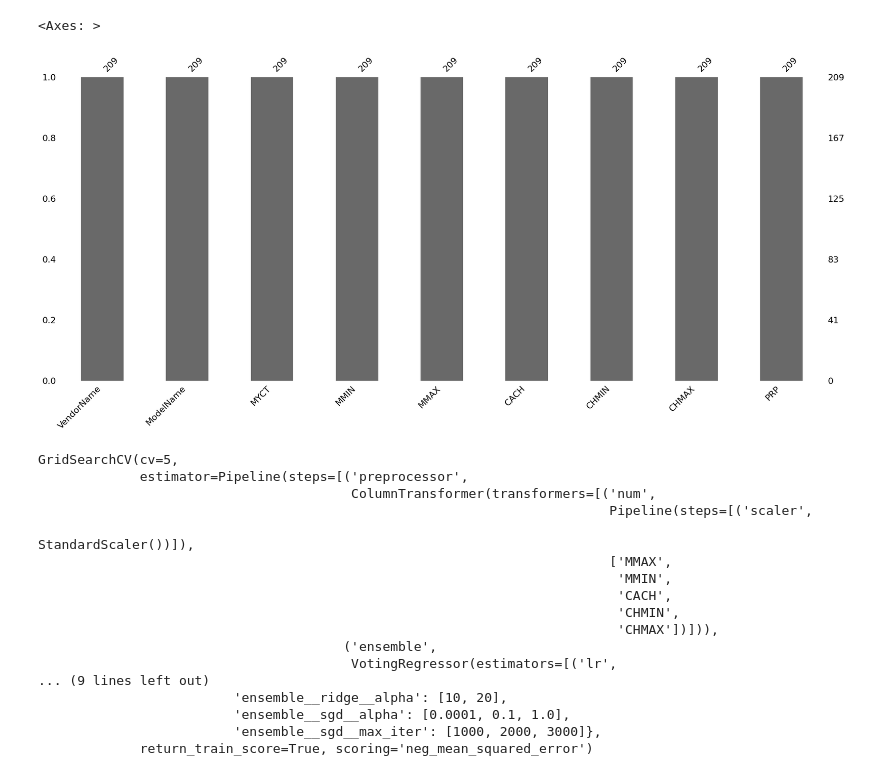
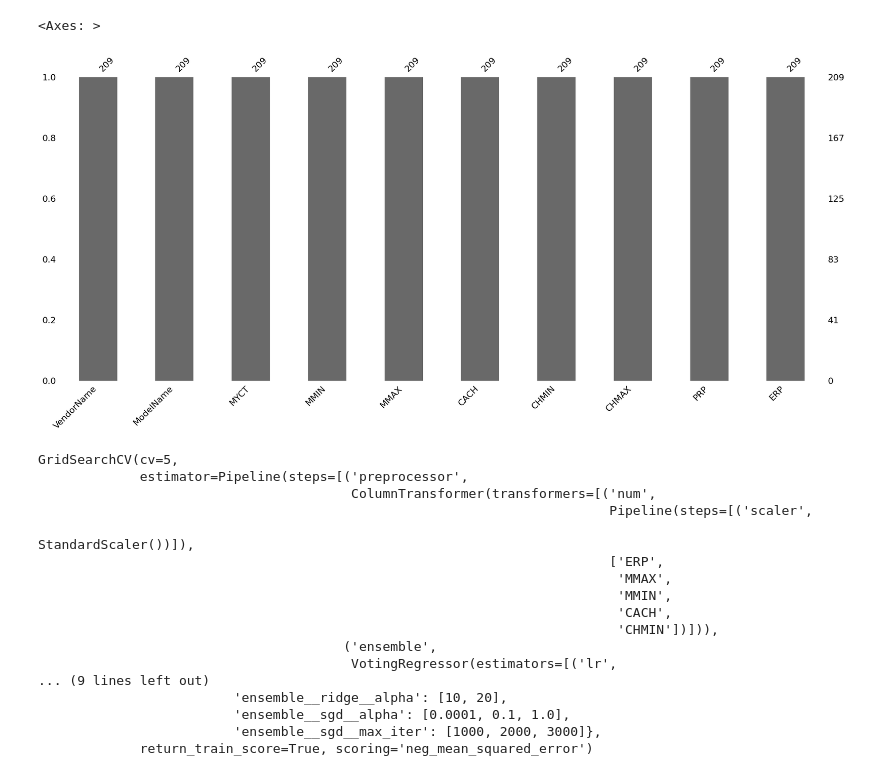
Before and after one commit to novoodi/python_basic_2, a Jupyter notebook: pipline_cpu_data.ipynb, the cells around one changed output. Saved outputs shown, nothing was run; the diff lists cells and outputs as text; code cells hidden in the pictures.

```diff
--- a/pipline_cpu_data.ipynb
+++ b/pipline_cpu_data.ipynb
@@ -11,16 +55,18 @@ from sklearn.compose import ColumnTransformer
 from sklearn.pipeline import Pipeline
 from sklearn.ensemble import VotingRegressor, GradientBoostingRegressor
 # %%
+import matplotlib.pyplot as plt
+import seaborn as sns
 ## csv로 저장되어 있는 값을 pandas의 DataFrame 값으로 변환 하기
-machine = pd.read_csv("machine_data.csv")
+machine = pd.read_csv("machine.data_update.csv")
 ## 컬럼이 무엇이 있는지 확인
 machine.columns
 import missingno as msn
 # 결측값의 개수를 막대 그래프로 시각화 한다.
 msn.bar(machine)
 # %% [output]
 <Axes: >
-[figure, old version]
+[figure, new version]
 # %%
 # 정확성을 위해서 결측치의 값을 제거해 준다
 # 결측치가 하나도 없는 것을 알 수 있다.
@@ -77,11 +123,11 @@ GridSearchCV(cv=5,
                                         ColumnTransformer(transformers=[('num',
                                                                          Pipeline(steps=[('scaler',
                                                                                           StandardScaler())]),
-                                                                         ['MMAX',
+                                                                         ['ERP',
+                                                                          'MMAX',
                                                                           'MMIN',
                                                                           'CACH',
-                                                                          'CHMIN',
-                                                                          'CHMAX'])])),
+                                                                          'CHMIN'])])),
                                        ('ensemble',
                                         VotingRegressor(estimators=[('lr',
 ... (9 lines left out)
```
Also changed, not shown: parts of 7 cells of this notebook, 4 other files.
